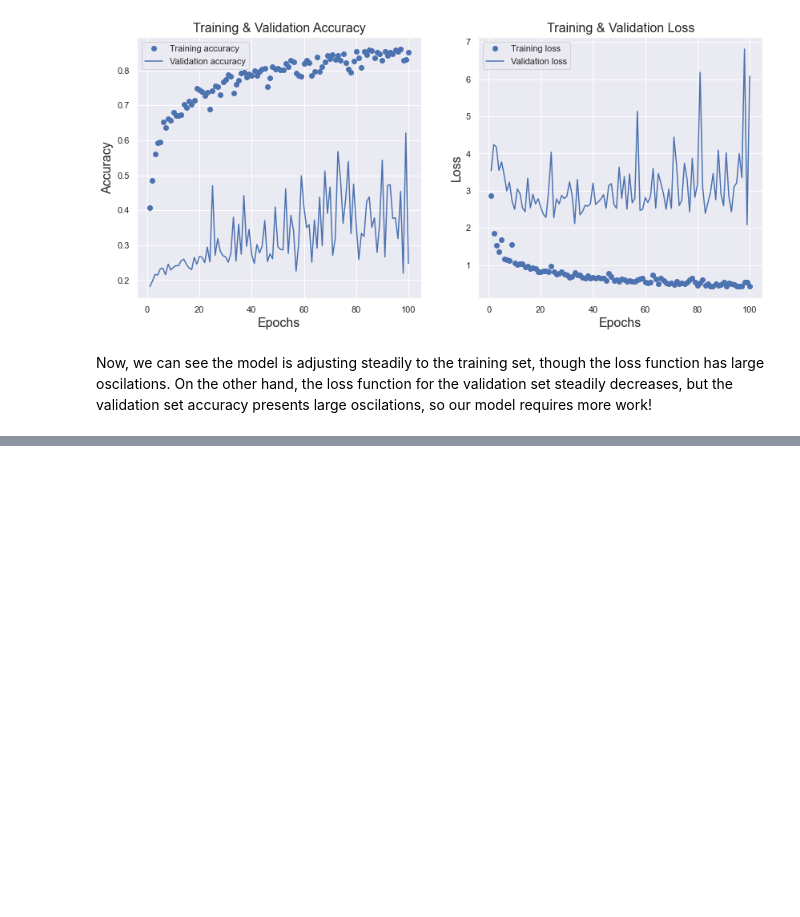
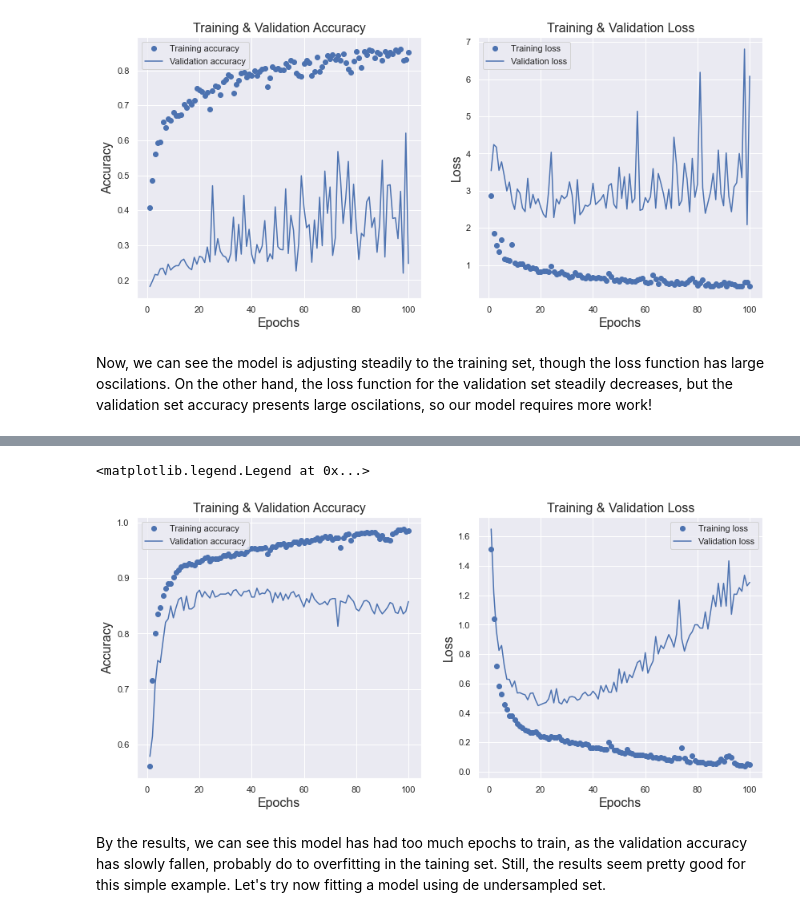
Before and after one commit to itsjjaavii/Memoria-White-Dwarfs, a Jupyter notebook: WDClassificationPrimer/model_testingv1.ipynb, the cells around one changed output, grey strips where cells are left out. Drawn from its saved outputs; the diff is of its cells as text; code cells hidden in the pictures; blank space fills up the shorter version.

```diff
--- a/WDClassificationPrimer/model_testingv1.ipynb
+++ b/WDClassificationPrimer/model_testingv1.ipynb
@@ -182,0 +359,32 @@ Now, we can see the model is adjusting steadily to the training set, though the
+# %%
+history_dict = history.history
+loss_values = history_dict['loss']
+val_loss_values = history_dict['val_loss']
+accuracy = history_dict['accuracy']
+val_accuracy = history_dict['val_accuracy']
+
+epochs = range(1, len(loss_values) + 1)
+fig, ax = plt.subplots(1, 2, figsize=(14, 6))
+#
+# Plot the model accuracy vs Epochs
+#
+ax[0].plot(epochs, accuracy, 'bo', label='Training accuracy')
+ax[0].plot(epochs, val_accuracy, 'b', label='Validation accuracy')
+ax[0].set_title('Training & Validation Accuracy', fontsize=16)
+ax[0].set_xlabel('Epochs', fontsize=16)
+ax[0].set_ylabel('Accuracy', fontsize=16)
+ax[0].legend()
+#
+# Plot the loss vs Epochs
+#
+ax[1].plot(epochs, loss_values, 'bo', label='Training loss')
+ax[1].plot(epochs, val_loss_values, 'b', label='Validation loss')
+ax[1].set_title('Training & Validation Loss', fontsize=16)
+ax[1].set_xlabel('Epochs', fontsize=16)
+ax[1].set_ylabel('Loss', fontsize=16)
+ax[1].legend()
+# %% [output]
+<matplotlib.legend.Legend at 0x...>
+[figure, added]
+# %% [markdown]
+By the results, we can see this model has had too much epochs to train, as the validation accuracy has slowly fallen, probably do to overfitting in the taining set. Still, the results seem pretty good for this simple example. Let's try now fitting a model using de undersampled set.
```
Also changed, not shown: parts of 23 cells of this notebook.
